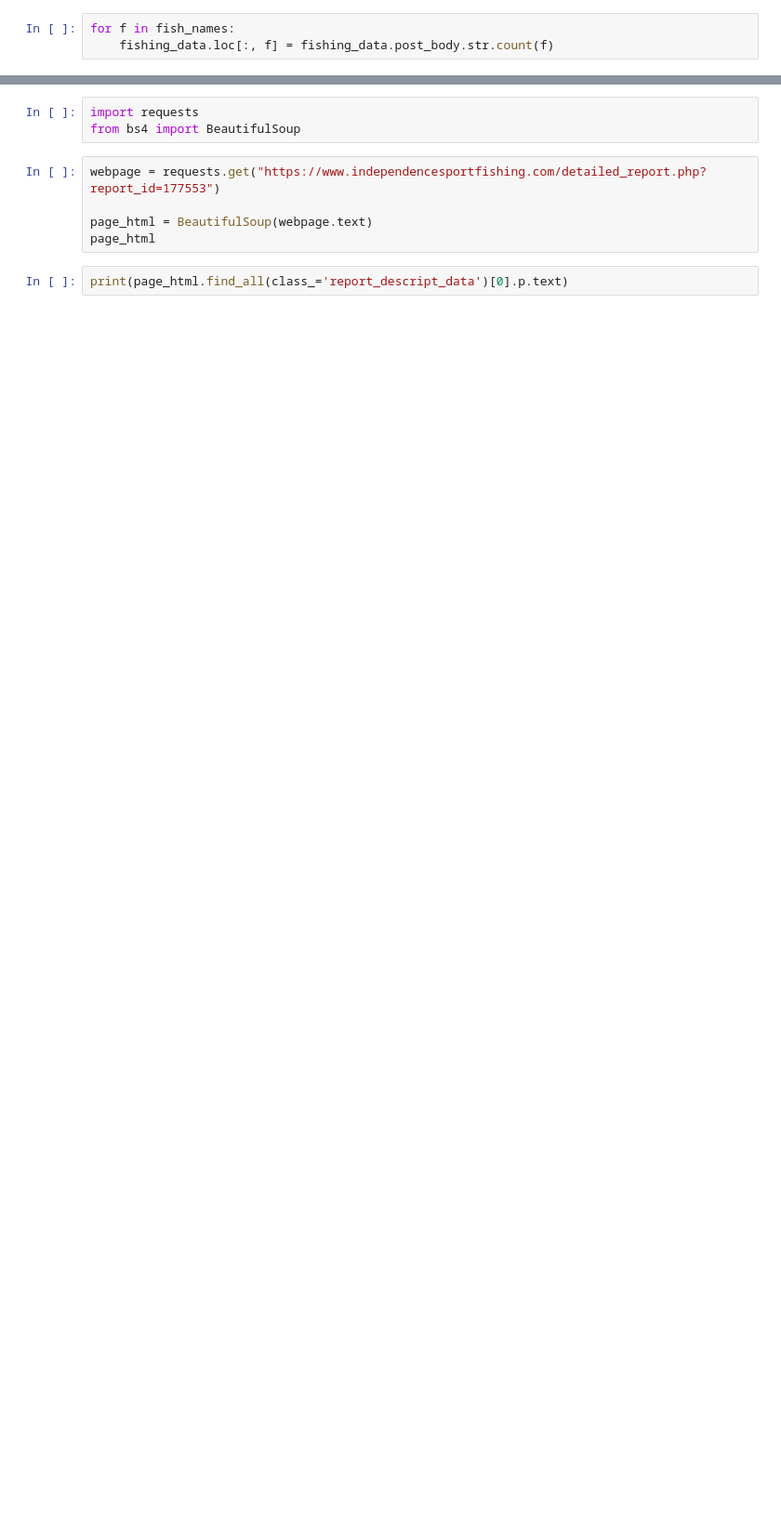
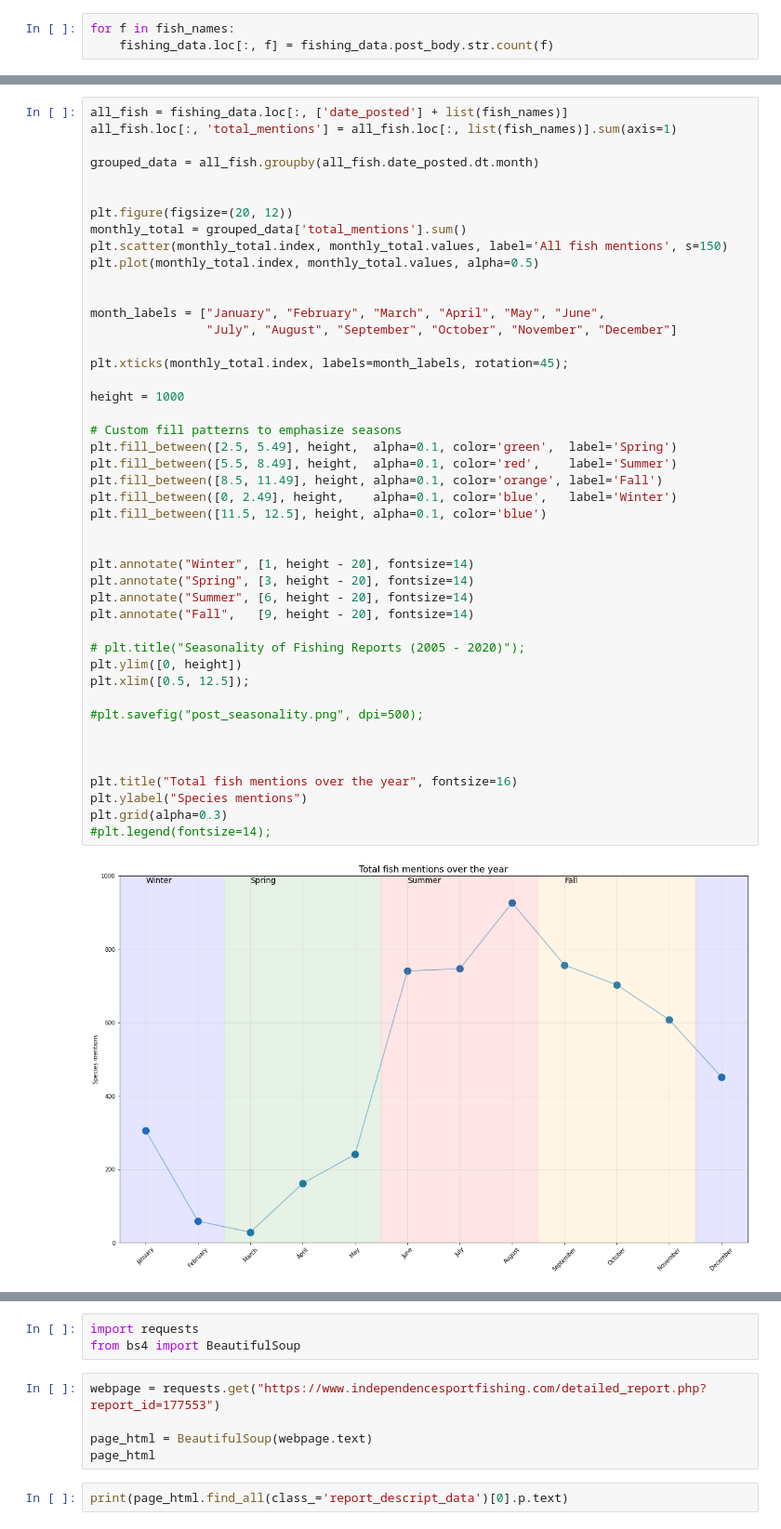
Before and after one commit to Mlawrence95/sportfishing-hauls-scraper, a Jupyter notebook: analysis.ipynb, the cells around one changed output, grey strips where cells are left out. Shown at 93% size. Drawn from its saved outputs; the diff is of its cells as text; blank space fills up the shorter version.

```diff
--- a/analysis.ipynb
+++ b/analysis.ipynb
@@ -1102 +1211,48 @@ plt.legend([])
+# %%
+all_fish = fishing_data.loc[:, ['date_posted'] + list(fish_names)]
+all_fish.loc[:, 'total_mentions'] = all_fish.loc[:, list(fish_names)].sum(axis=1)
+
+grouped_data = all_fish.groupby(all_fish.date_posted.dt.month)
+
+
+plt.figure(figsize=(20, 12))
+monthly_total = grouped_data['total_mentions'].sum()
+plt.scatter(monthly_total.index, monthly_total.values, label='All fish mentions', s=150)
+plt.plot(monthly_total.index, monthly_total.values, alpha=0.5)
+
+
+month_labels = ["January", "February", "March", "April", "May", "June",
+                "July", "August", "September", "October", "November", "December"]
+
+plt.xticks(monthly_total.index, labels=month_labels, rotation=45);
+
+height = 1000
+
+# Custom fill patterns to emphasize seasons
+plt.fill_between([2.5, 5.49], height,  alpha=0.1, color='green',  label='Spring')
+plt.fill_between([5.5, 8.49], height,  alpha=0.1, color='red',    label='Summer')
+plt.fill_between([8.5, 11.49], height, alpha=0.1, color='orange', label='Fall')
+plt.fill_between([0, 2.49], height,    alpha=0.1, color='blue',   label='Winter')
+plt.fill_between([11.5, 12.5], height, alpha=0.1, color='blue')
+
+
+plt.annotate("Winter", [1, height - 20], fontsize=14)
+plt.annotate("Spring", [3, height - 20], fontsize=14)
+plt.annotate("Summer", [6, height - 20], fontsize=14)
+plt.annotate("Fall",   [9, height - 20], fontsize=14)
+
+# plt.title("Seasonality of Fishing Reports (2005 - 2020)");
+plt.ylim([0, height])
+plt.xlim([0.5, 12.5]);
+
+#plt.savefig("post_seasonality.png", dpi=500);
+
+
+
+plt.title("Total fish mentions over the year", fontsize=16)
+plt.ylabel("Species mentions")
+plt.grid(alpha=0.3)
+#plt.legend(fontsize=14);
+# %% [output]
+[figure, added]
 # %%
```
Also changed, not shown: parts of 12 cells of this notebook, 3 other files.
